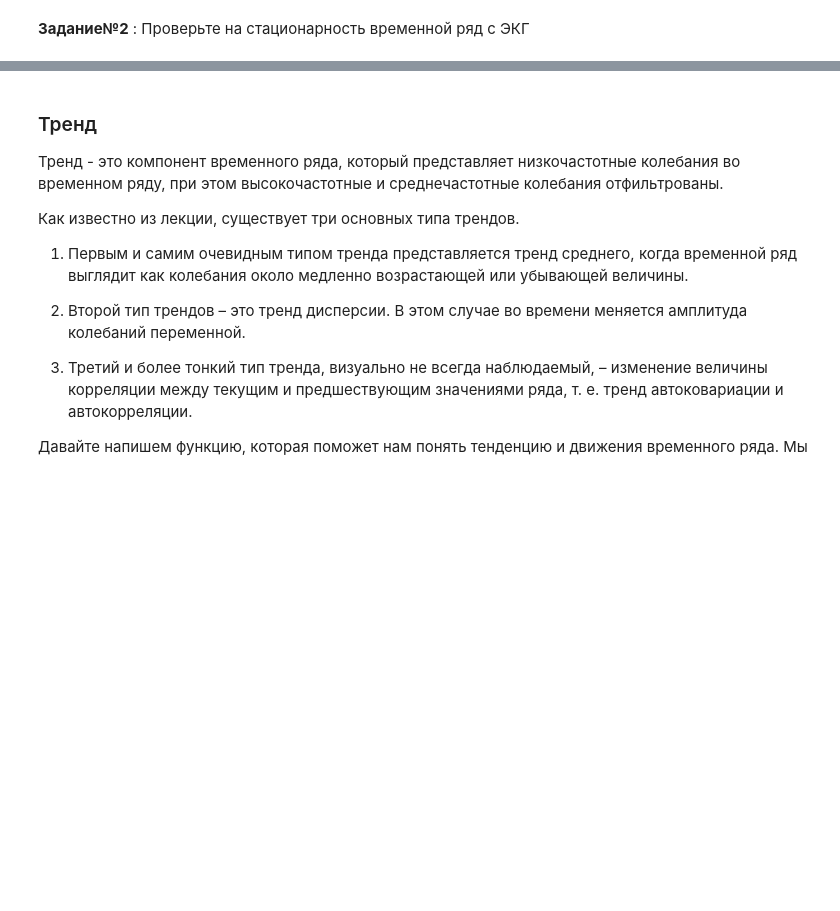
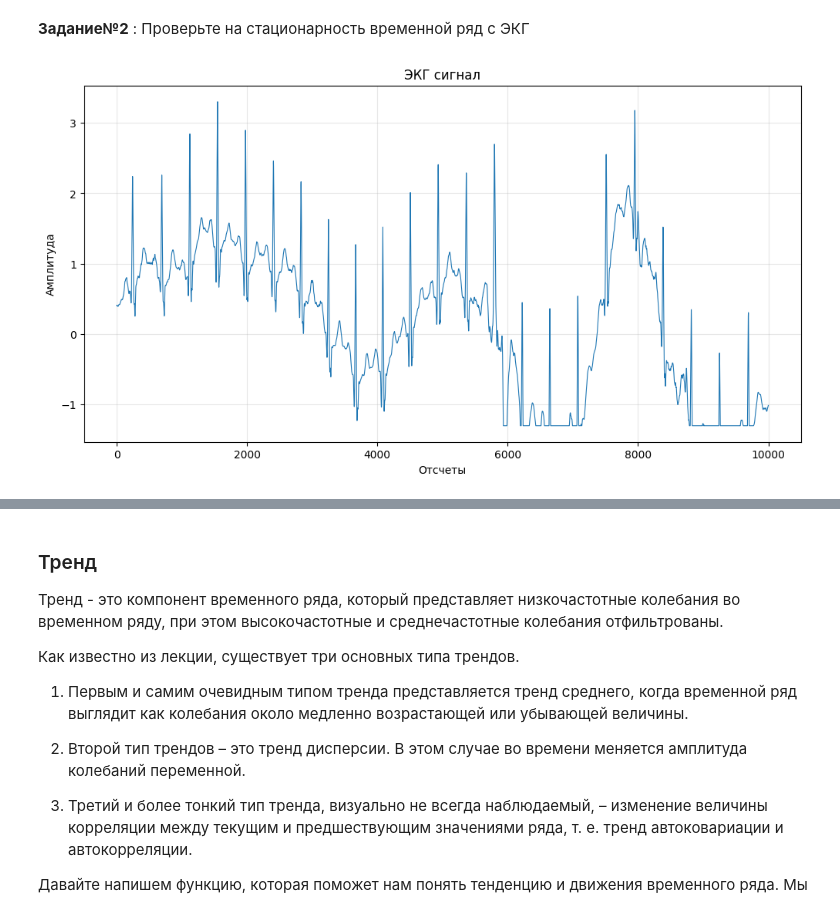
Before and after one commit to Ntshnka/Time_Series, a Jupyter notebook: data/underwork/5/practice2.ipynb, the cells around one changed output, grey strips where cells are left out. Cells and saved outputs as stored; diff of their text form; code cells hidden in the pictures; blank space fills up the shorter version.

```diff
--- a/practice2.ipynb
+++ b/data/underwork/5/practice2.ipynb
@@ -261,0 +335,84 @@ dtype: float64
+# %%
+import numpy as np
+import pandas as pd
+import matplotlib.pyplot as plt
+from statsmodels.tsa.stattools import adfuller
+
+data = pd.read_csv('work_p.csv')
+signal = data['2'].values
+
+ecg_series = pd.Series(signal)
+
+plt.figure(figsize=(12, 6))
+plt.plot(ecg_series[:10000], linewidth=0.8)
+plt.title('ЭКГ сигнал')
+plt.xlabel('Отсчеты')
+plt.ylabel('Амплитуда')
+plt.grid(True, alpha=0.3)
+plt.show()
+
+alpha = 0.05
+name = "ЭКГ сигнал"
+
+print(f'Тест Дики-Фуллера для {name}:')
+
+dftest = adfuller(ecg_series, autolag='AIC')
+dfoutput = pd.Series(dftest[0:4],
+                     index=['Test Statistic', 'p-value', '#Lags Used', 'Number of Observations Used'])
+
+for key, value in dftest[4].items():
+    dfoutput[f'Critical Value ({key})'] = value
+
+print(dfoutput)
+
+if dfoutput["p-value"] < alpha:
+    print(f"\np-value = {dfoutput['p-value']:.6f} < {alpha}")
+    print("Ряд является стационарным.")
+else:
+    print(f"\np-value = {dfoutput['p-value']:.6f} > {alpha}")
+    print("Ряд не является стационарным (имеет единичный корень).")
+
+print("Проверка стационарности первых разностей:")
+
+first_diff = ecg_series.diff().dropna()
+dftest_diff = adfuller(first_diff, autolag='AIC')
+dfoutput_diff = pd.Series(dftest_diff[0:4],
+                          index=['Test Statistic', 'p-value', '#Lags Used', 'Number of Observations Used'])
+
+for key, value in dftest_diff[4].items():
+    dfoutput_diff[f'Critical Value ({key})'] = value
+
+print(dfoutput_diff)
+print('-' * 50)
+
+if dfoutput_diff["p-value"] < alpha:
+    print(f"\np-value = {dfoutput_diff['p-value']:.6f} < {alpha}")
+    print("Первые разности являются стационарными.")
+    print("Исходный ряд является интегрированным I(1).")
+else:
+    print(f"\np-value = {dfoutput_diff['p-value']:.6f} > {alpha}")
+    print("Первые разности не являются стационарными.")
+
+fig, axes = plt.subplots(2, 1, figsize=(12, 8))
+
+axes[0].plot(ecg_series[:5000], linewidth=0.8)
+axes[0].set_title('Исходный ЭКГ сигнал')
+axes[0].set_ylabel('Амплитуда')
+axes[0].grid(True, alpha=0.3)
+
+axes[1].plot(first_diff[:5000], linewidth=0.8, color='orange')
+axes[1].set_title('Первые разности ЭКГ сигнала')
+axes[1].set_xlabel('Отсчеты')
+axes[1].set_ylabel('Амплитуда')
+axes[1].grid(True, alpha=0.3)
+
+plt.tight_layout()
+plt.show()
+
+print("Статистический анализ:")
+print(f"Среднее значение исходного ряда: {np.mean(ecg_series):.6f}")
+print(f"Дисперсия исходного ряда: {np.var(ecg_series):.6f}")
+print(f"Среднее значение первых разностей: {np.mean(first_diff):.6f}")
+print(f"Дисперсия первых разностей: {np.var(first_diff):.6f}")
+# %% [output]
+[figure, added]
```
Also changed, not shown: parts of 6 cells of this notebook.
